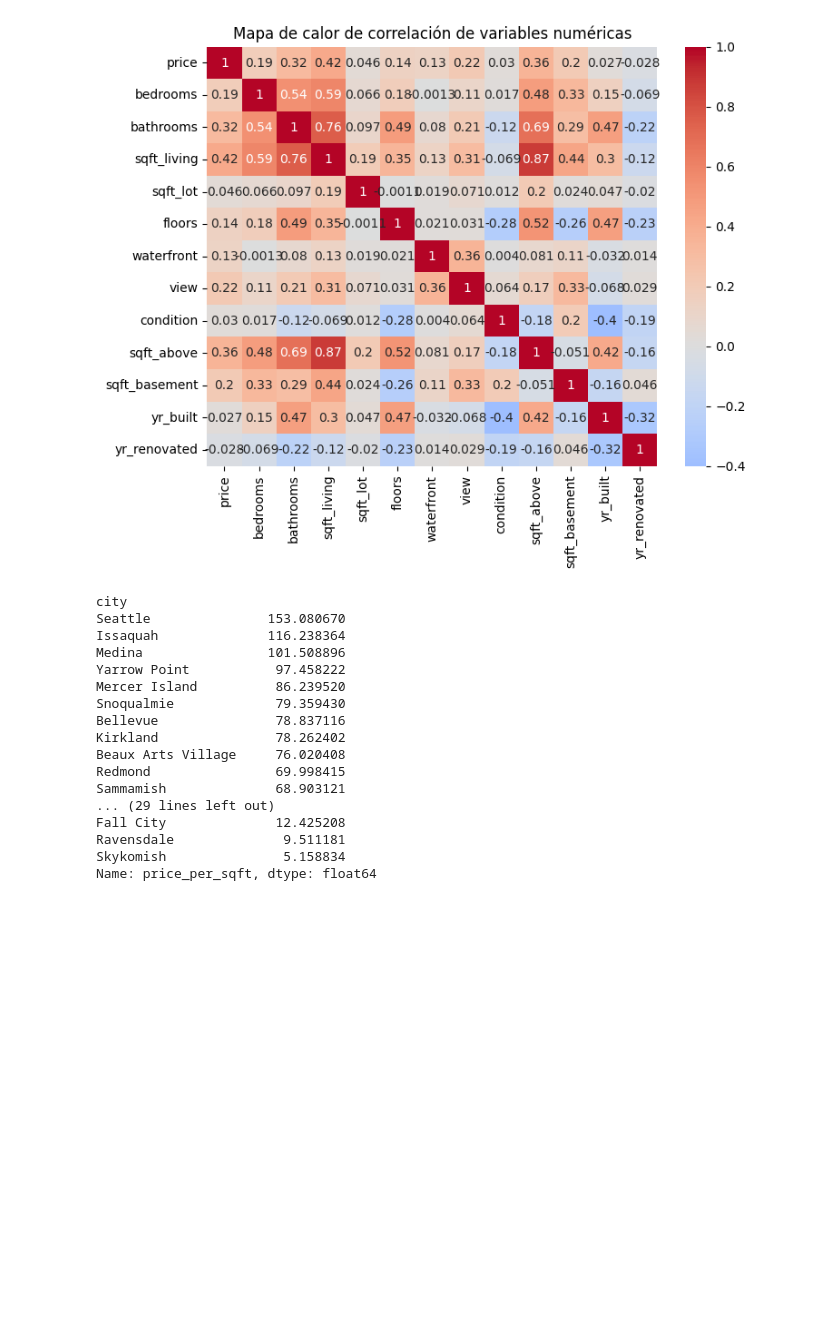
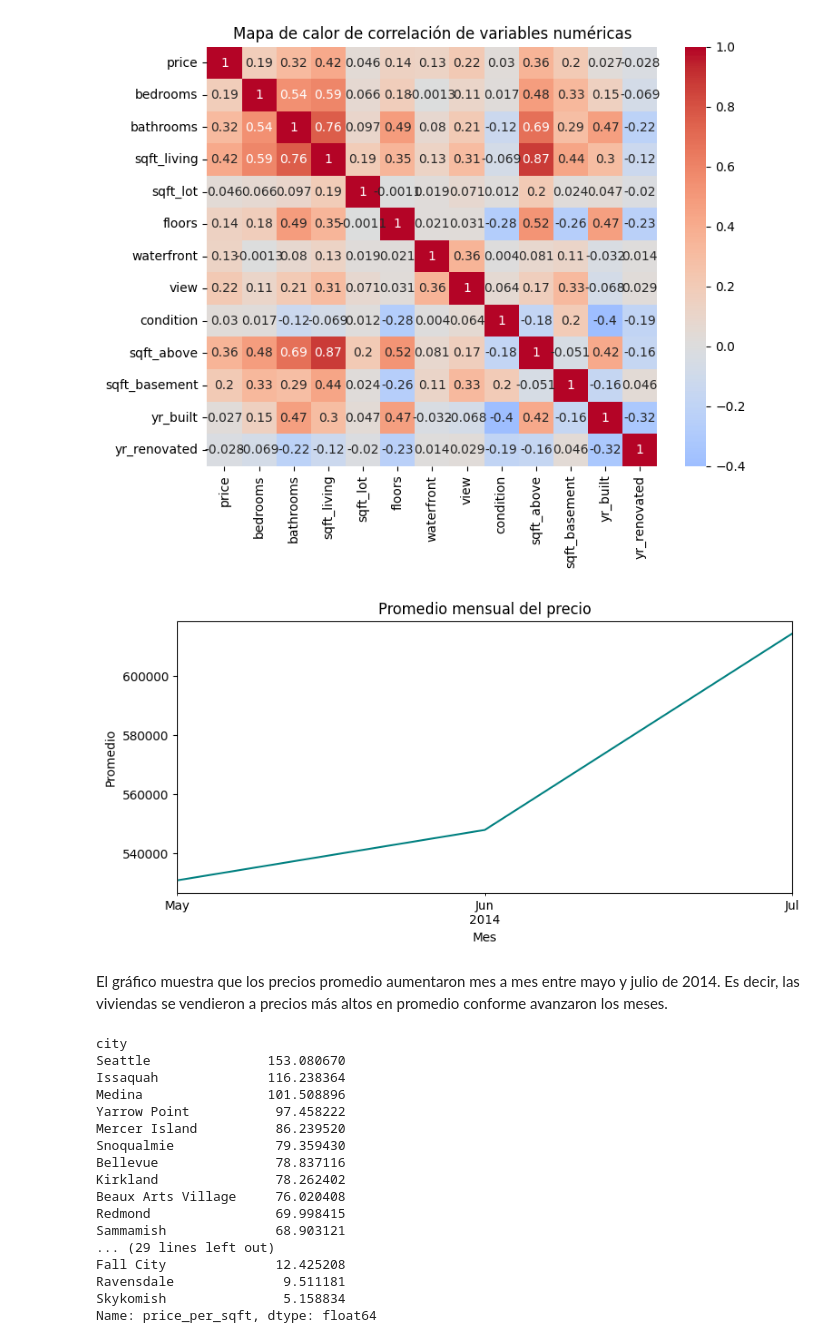
Before and after one commit to carlossil05/G2-Proyecto-DSA, a Jupyter notebook: Entrega 1/Exploracion-datos.ipynb, the cells around one changed output. Drawn from its saved outputs; the diff is of its cells as text; code cells hidden in the pictures; blank space fills up the shorter version.

```diff
--- a/Entrega 1/Exploracion-datos.ipynb
+++ b/Entrega 1/Exploracion-datos.ipynb
@@ -176,6 +186,20 @@ plt.title("Mapa de calor de correlación de variables numéricas")
 plt.show()
 # %% [output]
 [figure]
+# %%
+# Tendencia temporal por mes
+
+df['date'] = pd.to_datetime(df['date'], errors='coerce')
+
+# Tendencia mensual (promedio)
+df.set_index('date').resample('ME')['price'].mean().plot(figsize=(9,4), color='teal', title='Promedio mensual del precio')
+plt.xlabel('Mes')
+plt.ylabel('Promedio')
+plt.show()
+# %% [output]
+[figure, added]
+# %% [markdown]
+El gráfico muestra que los precios promedio aumentaron mes a mes entre mayo y julio de 2014. Es decir, las viviendas se vendieron a precios más altos en promedio conforme avanzaron los meses.
 # %%
 #Calcular el precio por sqft
 df['price_per_sqft'] = df['price'] / df['sqft_lot']
```
Also changed, not shown: parts of 3 cells of this notebook.
